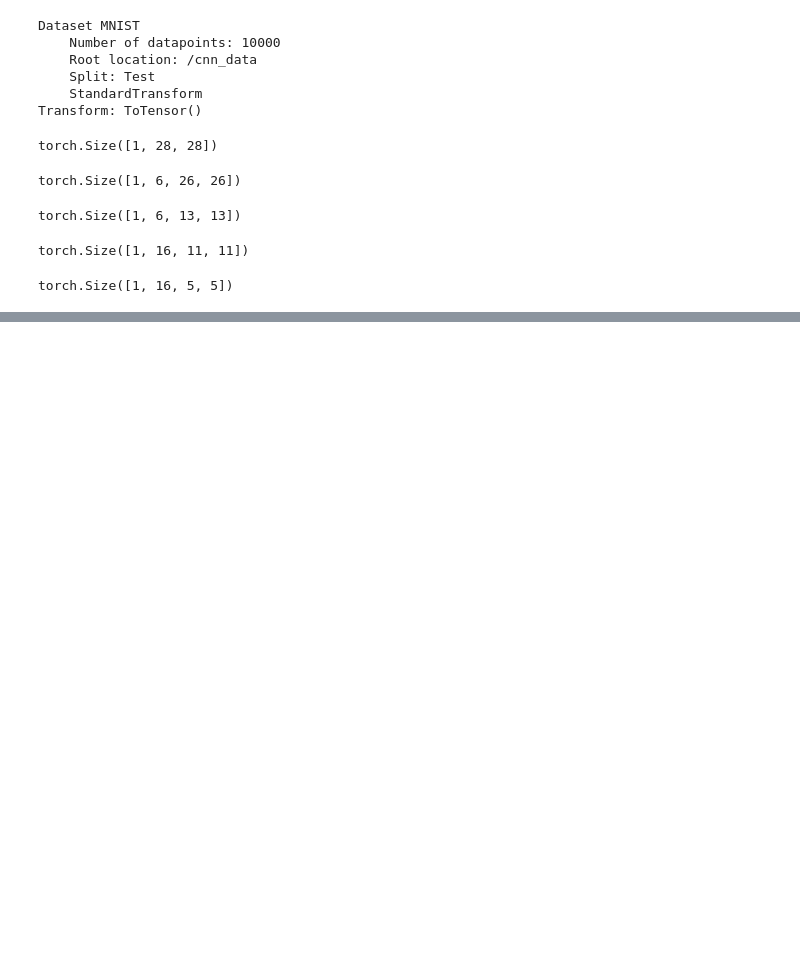
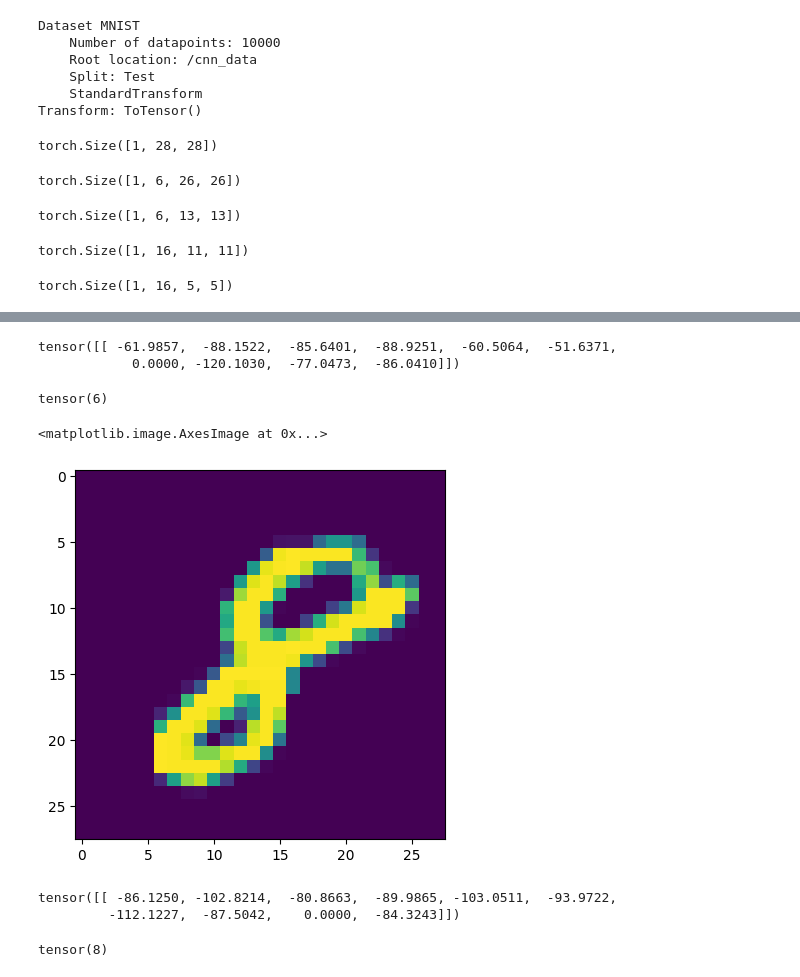
Before and after one commit to rexian/ML, a Jupyter notebook: pytorch_CNN.ipynb, the cells around one changed output, grey strips where cells are left out. Drawn from its saved outputs; the diff is of its cells as text; code cells hidden in the pictures; blank space fills up the shorter version.

```diff
--- a/pytorch_CNN.ipynb
+++ b/pytorch_CNN.ipynb
@@ -107,0 +330,33 @@ torch.Size([1, 16, 5, 5])
+# %%
+# Pass the image through the model
+model.eval()
+with torch.no_grad():
+  test_X = test_data[4243][0].view(1,1,28,28) # Batch size of 1
+  prediction = model(test_X)
+prediction
+# %% [output]
+tensor([[ -61.9857,  -88.1522,  -85.6401,  -88.9251,  -60.5064,  -51.6371,
+            0.0000, -120.1030,  -77.0473,  -86.0410]])
+# %%
+prediction.argmax()
+# %% [output]
+tensor(6)
+# %%
+# Display a number
+plt.imshow(test_data[9563][0].reshape(28,28))
+# %% [output]
+<matplotlib.image.AxesImage at 0x...>
+[figure, added]
+# %%
+model.eval()
+with torch.no_grad():
+  test_X = test_data[9563][0].view(1,1,28,28) # Batch size of 1
+  prediction = model(test_X)
+prediction
+# %% [output]
+tensor([[ -86.1250, -102.8214,  -80.8663,  -89.9865, -103.0511,  -93.9722,
+         -112.1227,  -87.5042,    0.0000,  -84.3243]])
+# %%
+prediction.argmax()
+# %% [output]
+tensor(8)
```
Also changed, not shown: parts of 12 cells of this notebook.
